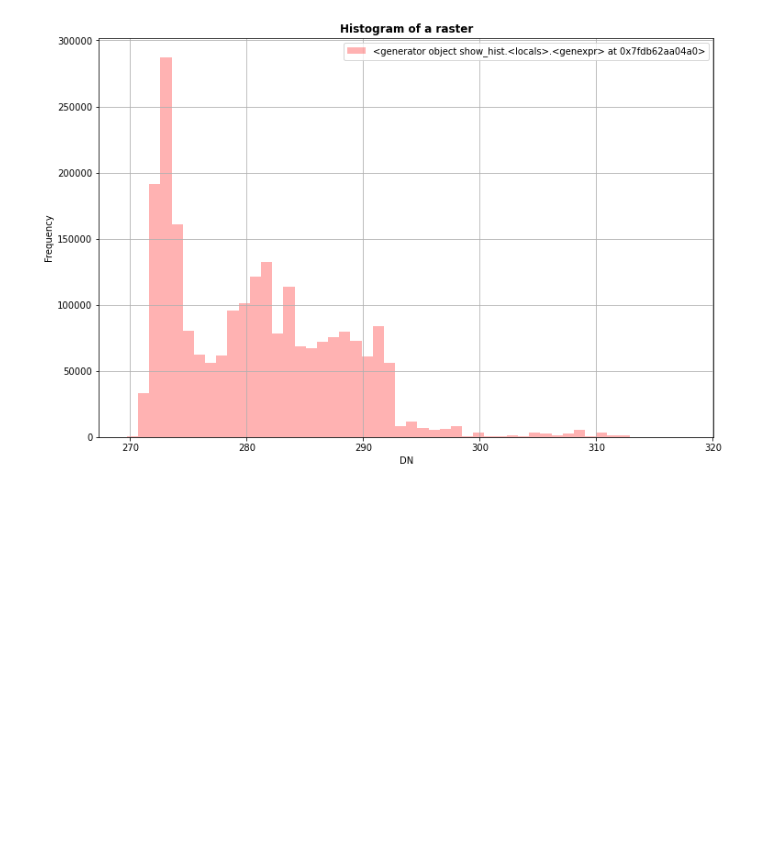
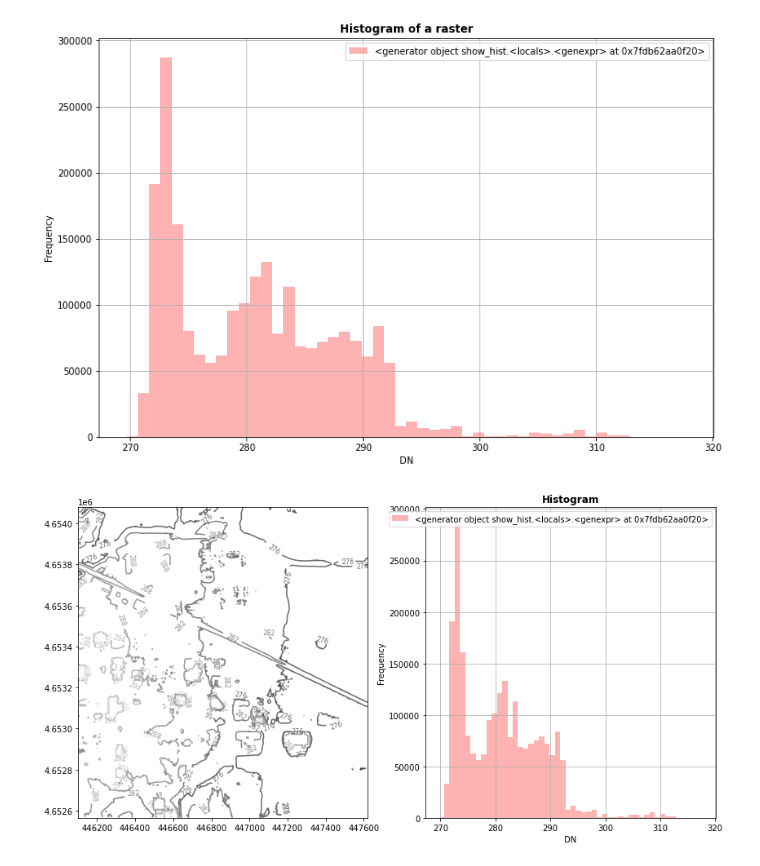
Before and after one commit to tesfayealex/Pylidar, a Jupyter notebook: docs/example.ipynb, the cells around one changed output. Drawn from its saved outputs; the diff is of its cells as text; code cells hidden in the pictures; blank space fills up the shorter version.

Commit message:
finished visualization trial

```diff
--- a/docs/example.ipynb
+++ b/docs/example.ipynb
@@ -72,3 +73,11 @@ show_hist(
    histtype='stepfilled', title="Histogram of a raster")
 # %% [output]
 [figure]
+# %%
+fig, (axrgb, axhist) = plt.subplots(1, 2, figsize=(14,7))
+rio.plot.show((src), cmap='Greys_r', contour=True, ax=axrgb)
+show_hist(src, bins=50, histtype='stepfilled',
+          lw=0.0, stacked=False, alpha=0.3, ax=axhist)
+plt.show()
+# %% [output]
+[figure, added]
```
Also changed, not shown: parts of 2 cells of this notebook.
